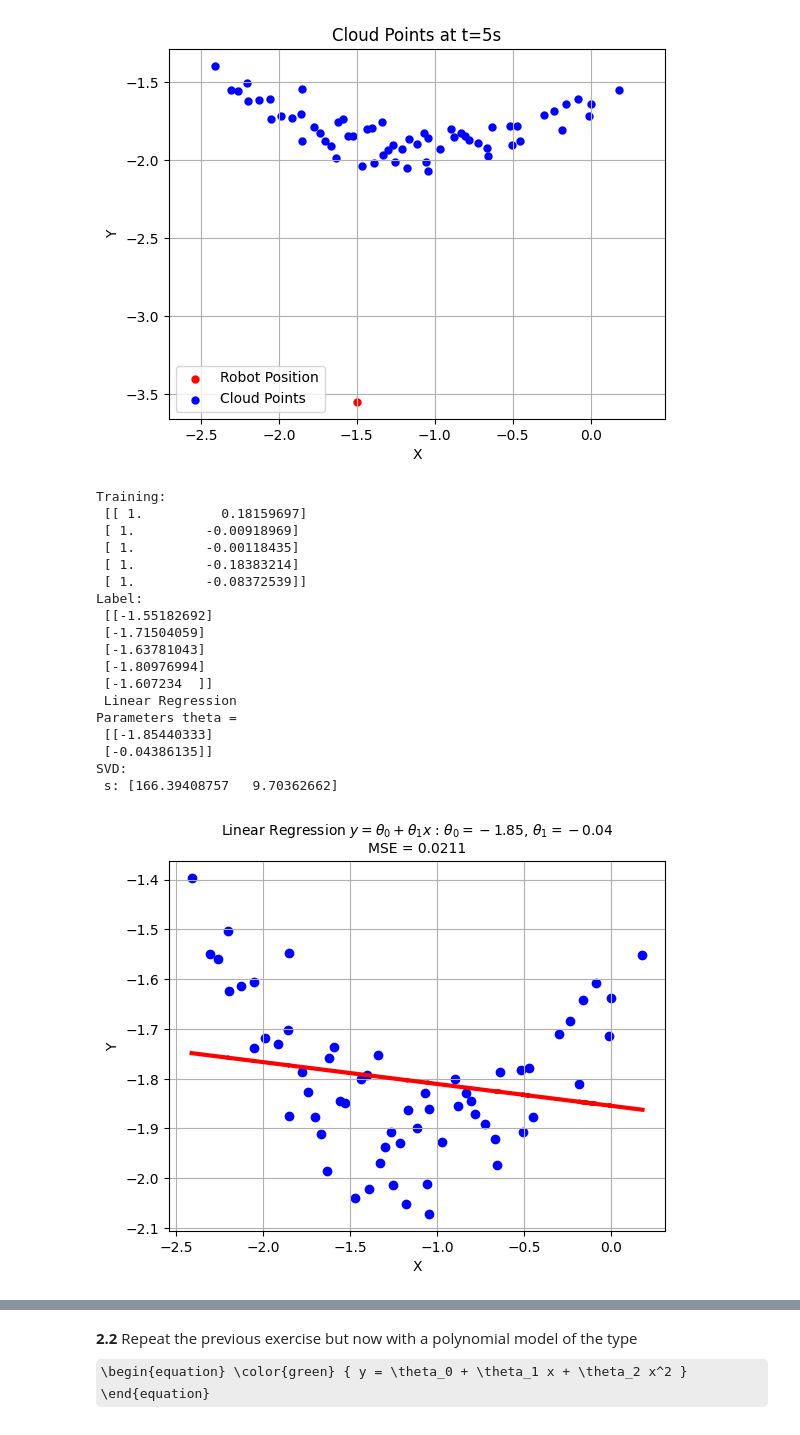
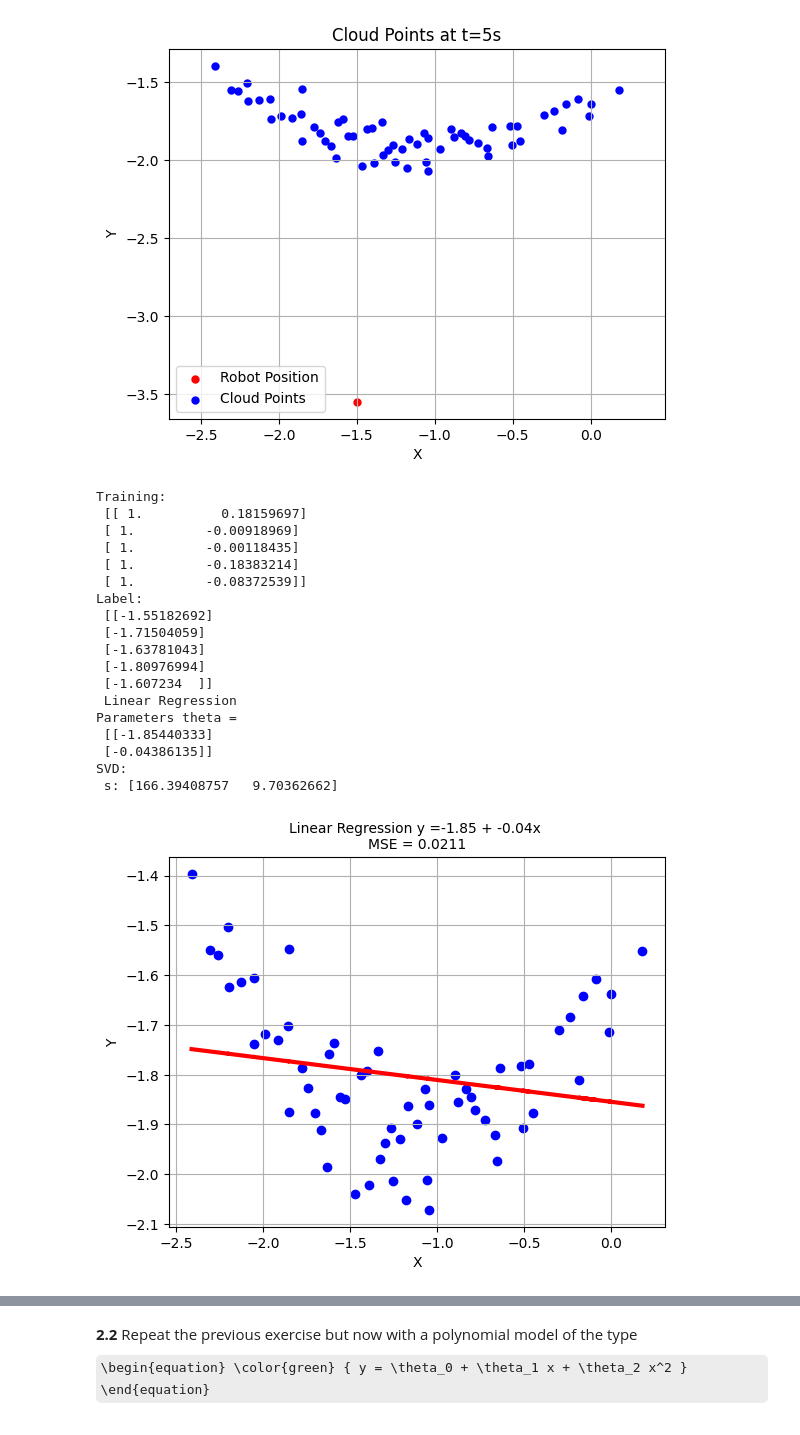
Before and after one commit to brumocas/ML_Projects, a Jupyter notebook: Proj1/ML_project1.ipynb, the cells around one changed output, grey strips where cells are left out. Cells and saved outputs as stored; diff of their text form; code cells hidden in the pictures; some formulas as TeX source.

```diff
--- a/Proj1/ML_project1.ipynb
+++ b/Proj1/ML_project1.ipynb
@@ -588,38 +568,37 @@ Y_predict = X @ theta
 #Model's error
 MSE = mean_squared_error_by_hand(Y, Y_predict)
 
-
 ### Plot
 plt.scatter(X[:, 1], Y[:, 0], color="blue")
 plt.plot(X[:, 1], Y_predict,  color="red", linewidth=3)
 plt.grid()
 
 title = 'MSE = {}'.format(round(MSE,5))
-plt.title(r"Linear Regression $y = \theta_0 + \theta_1 x$ : $\theta_0 = {:.2f}$, $\theta_1 = {:.2f}$".format(theta[0][0], theta[1][0])
+plt.title(r"Linear Regression y ={:.2f} + {:.2f}x ".format(theta[0][0], theta[1][0])
           + "\n" + title, fontsize=10)
 plt.xlabel('X')
 plt.ylabel('Y')
 plt.show()
 # %% [output]
 Training:
  [[ 1.          0.18159697]
  [ 1.         -0.00918969]
  [ 1.         -0.00118435]
  [ 1.         -0.18383214]
  [ 1.         -0.08372539]]
 Label:
  [[-1.55182692]
  [-1.71504059]
  [-1.63781043]
  [-1.80976994]
  [-1.607234  ]]
  Linear Regression
 Parameters theta =
  [[-1.85440333]
  [-0.04386135]]
 SVD:
  s: [166.39408757   9.70362662]
-[figure, old version]
+[figure, new version]
 # %%
 from sklearn.linear_model import LinearRegression
 from sklearn.metrics import mean_squared_error
```
Also changed, not shown: parts of 8 cells of this notebook.
